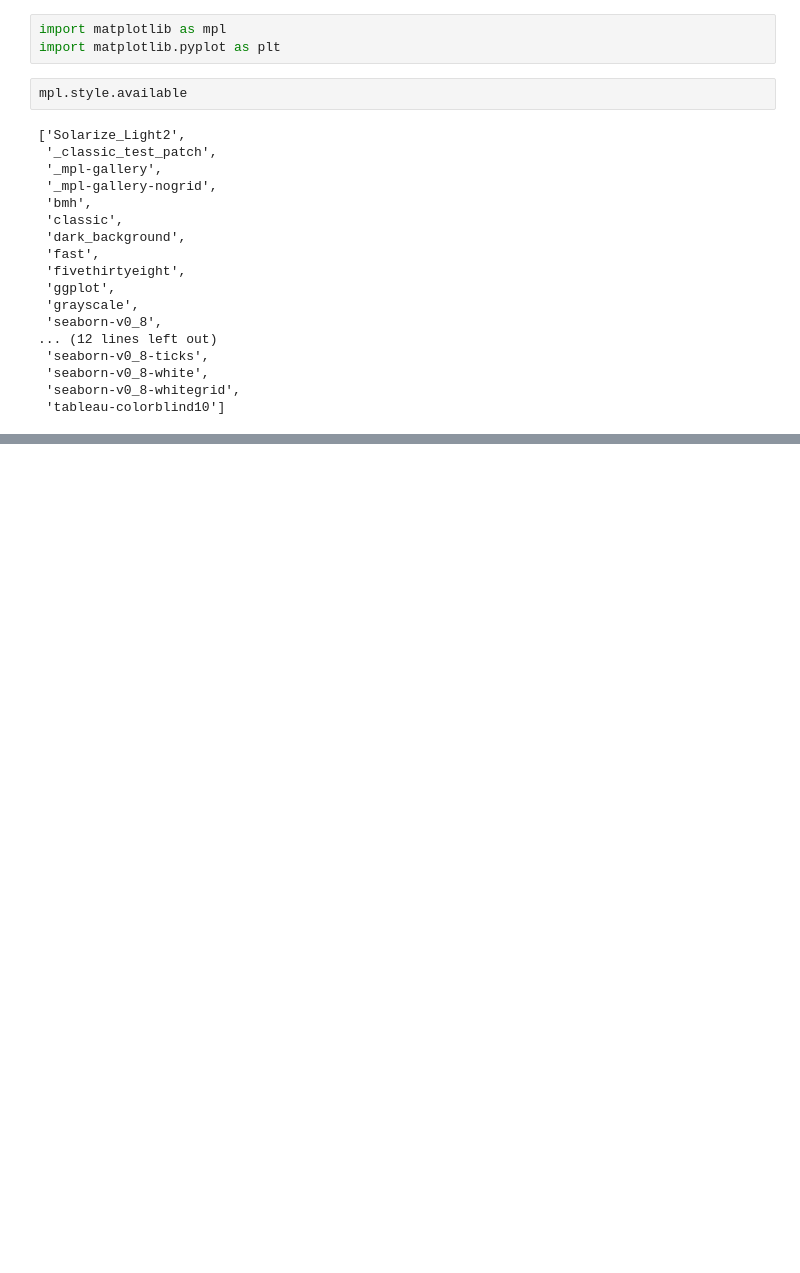
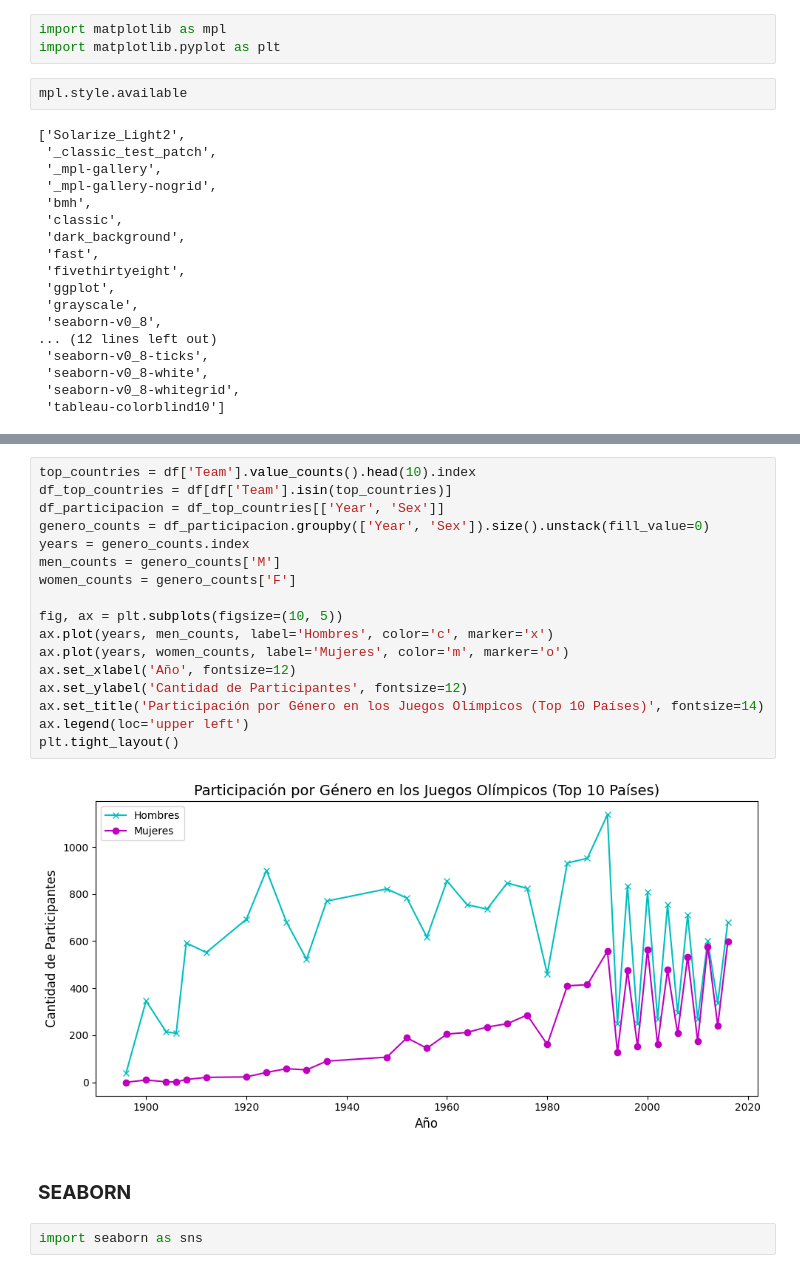
Before and after one commit to Valentinafd8/REPO_BOOTCAMP, a Jupyter notebook: Proyectoupdated.ipynb, the cells around one changed output, grey strips where cells are left out. Drawn from its saved outputs; the diff is of its cells as text; blank space fills up the shorter version.

```diff
--- a/Proyectoupdated.ipynb
+++ b/Proyectoupdated.ipynb
@@ -83,0 +129,23 @@ mpl.style.available
+# %%
+top_countries = df['Team'].value_counts().head(10).index
+df_top_countries = df[df['Team'].isin(top_countries)]
+df_participacion = df_top_countries[['Year', 'Sex']]
+genero_counts = df_participacion.groupby(['Year', 'Sex']).size().unstack(fill_value=0)
+years = genero_counts.index
+men_counts = genero_counts['M']
+women_counts = genero_counts['F']
+
+fig, ax = plt.subplots(figsize=(10, 5))
+ax.plot(years, men_counts, label='Hombres', color='c', marker='x')
+ax.plot(years, women_counts, label='Mujeres', color='m', marker='o')
+ax.set_xlabel('Año', fontsize=12)
+ax.set_ylabel('Cantidad de Participantes', fontsize=12)
+ax.set_title('Participación por Género en los Juegos Olímpicos (Top 10 Países)', fontsize=14)
+ax.legend(loc='upper left')
+plt.tight_layout()
+# %% [output]
+[figure, added]
+# %% [markdown]
+### **SEABORN**
+# %%
+import seaborn as sns
```
Also changed, not shown: parts of 8 cells of this notebook, 1 other file.
